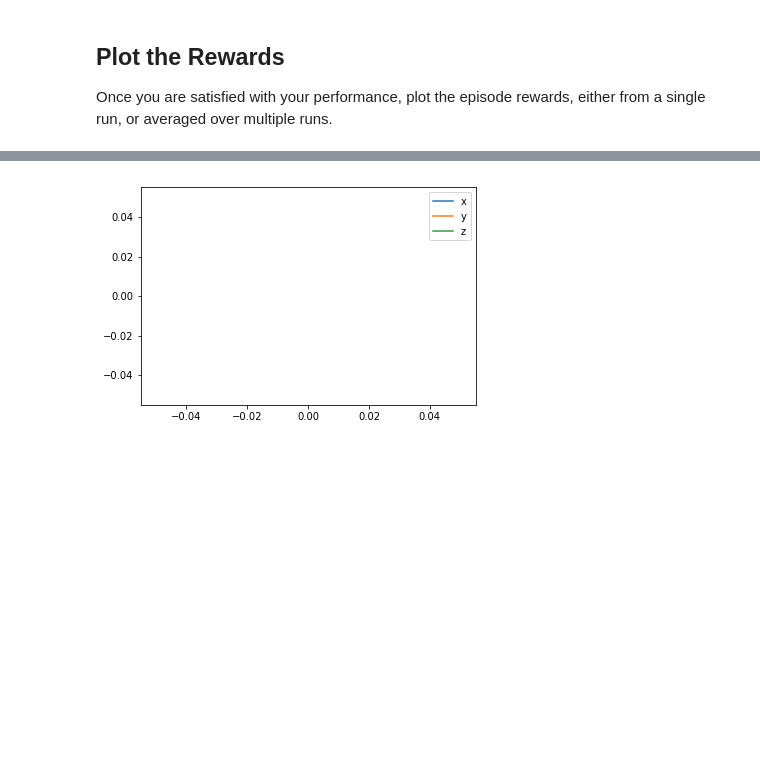
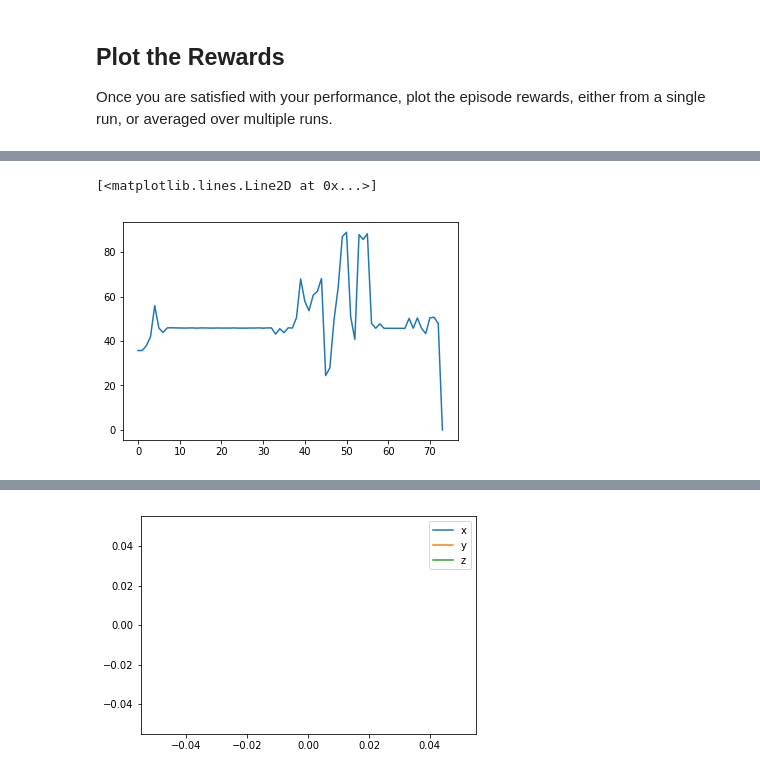
Before and after one commit to edvalente/ml-nanodegree, a Jupyter notebook: quadcopter-project/Quadcopter_Project.ipynb, the cells around one changed output, grey strips where cells are left out. Drawn from its saved outputs; the diff is of its cells as text; code cells hidden in the pictures; blank space fills up the shorter version.

```diff
--- a/quadcopter-project/Quadcopter_Project.ipynb
+++ b/quadcopter-project/Quadcopter_Project.ipynb
@@ -272,3 +287,11 @@ Once you are satisfied with your performance, plot the episode rewards, either f
+# %%
+a = []
+for i in range(1, len(rewards)+1):
+    a.append(np.array(rewards[i]))
+plt.plot(a)
+# %% [output]
+[<matplotlib.lines.Line2D at 0x...>]
+[figure, added]
 # %%
 ## TODO: Plot the rewards.
 a = []
```
Also changed, not shown: parts of 4 cells of this notebook, 2 other files.
